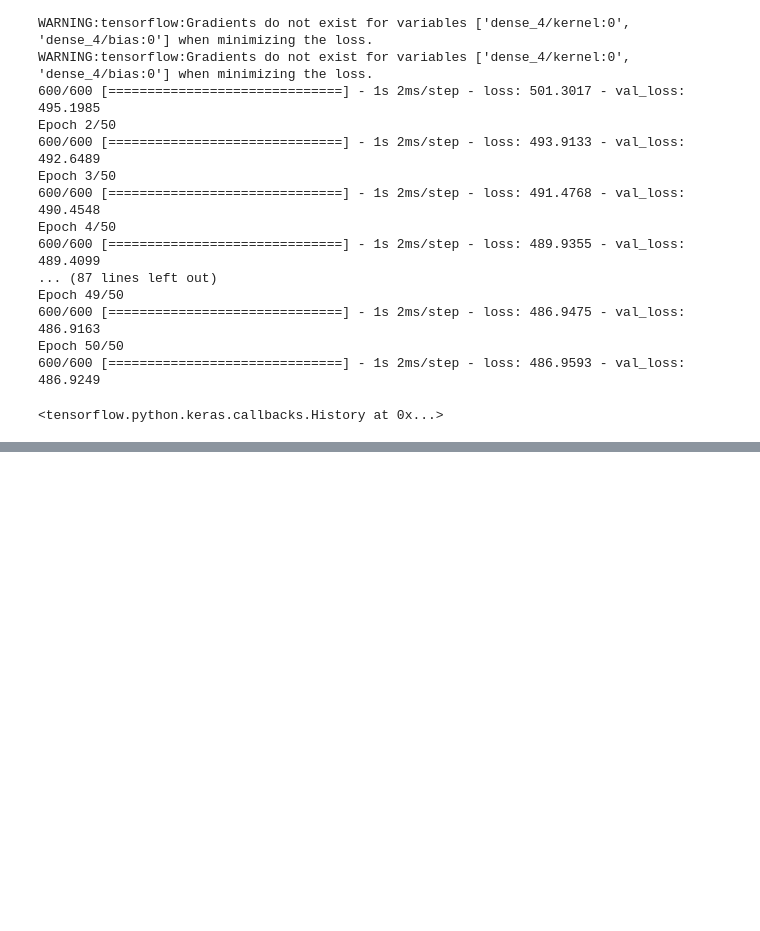
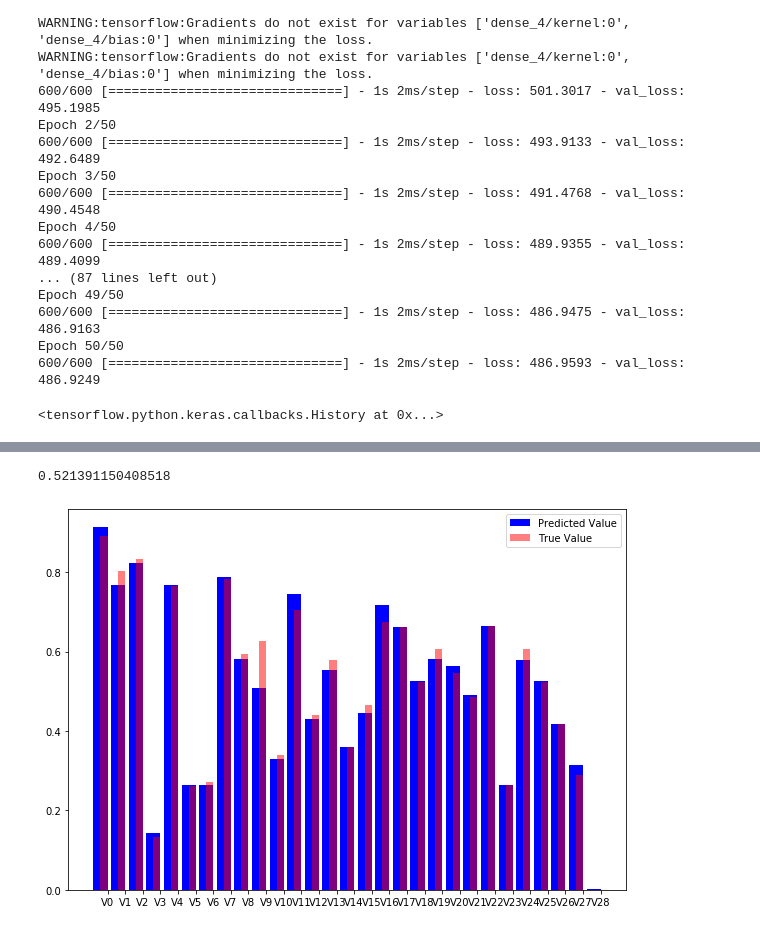
Before and after one commit to werellel/ML-for-Finance, a Jupyter notebook: using-generative-models.ipynb, the cells around one changed output, grey strips where cells are left out. Drawn from its saved outputs; the diff is of its cells as text; code cells hidden in the pictures; blank space fills up the shorter version.

```diff
--- a/using-generative-models.ipynb
+++ b/using-generative-models.ipynb
@@ -709,0 +775,16 @@ Epoch 50/50
+# %%
+from keras.models import Model
+from keras.layers import Input, Dense
+
+data_in = Input(shape=(29,))
+encoded = Dense(12,activation='tanh')(data_in)
+decoded = Dense(29,activation='sigmoid')(encoded)
+autoencoder = Model(data_in,decoded)
+# %%
+autoencoder.compile(optimizer='adam',loss='mean_squared_error')
+# %%
+autoencoder.fit(X_train,
+                X_train,
+                epochs = 20,
+                batch_size=128,
+                validation_data=(X_test,X_test))
@@ -709,0 +810,33 @@ Epoch 50/50
+# %%
+X_test.mean()
+# %% [output]
+0.521391150408518
+# %%
+pred = autoencoder.predict(X_test[0:10])
+# %%
+import matplotlib.pyplot as plt
+import numpy as np
+
+width = 0.8
+
+prediction   = pred[9]
+true_value    = X_test[9]
+
+indices = np.arange(len(prediction))
+
+fig = plt.figure(figsize=(10,7))
+
+plt.bar(indices, prediction, width=width,
+        color='b', label='Predicted Value')
+
+plt.bar([i+0.25*width for i in indices], true_value,
+        width=0.5*width, color='r', alpha=0.5, label='True Value')
+
+plt.xticks(indices+width/2.,
+           ['V{}'.format(i) for i in range(len(prediction))] )
+
+plt.legend()
+
+plt.show()
+# %% [output]
+[figure, added]
```
Also changed, not shown: parts of 30 cells of this notebook, 1 other file.
